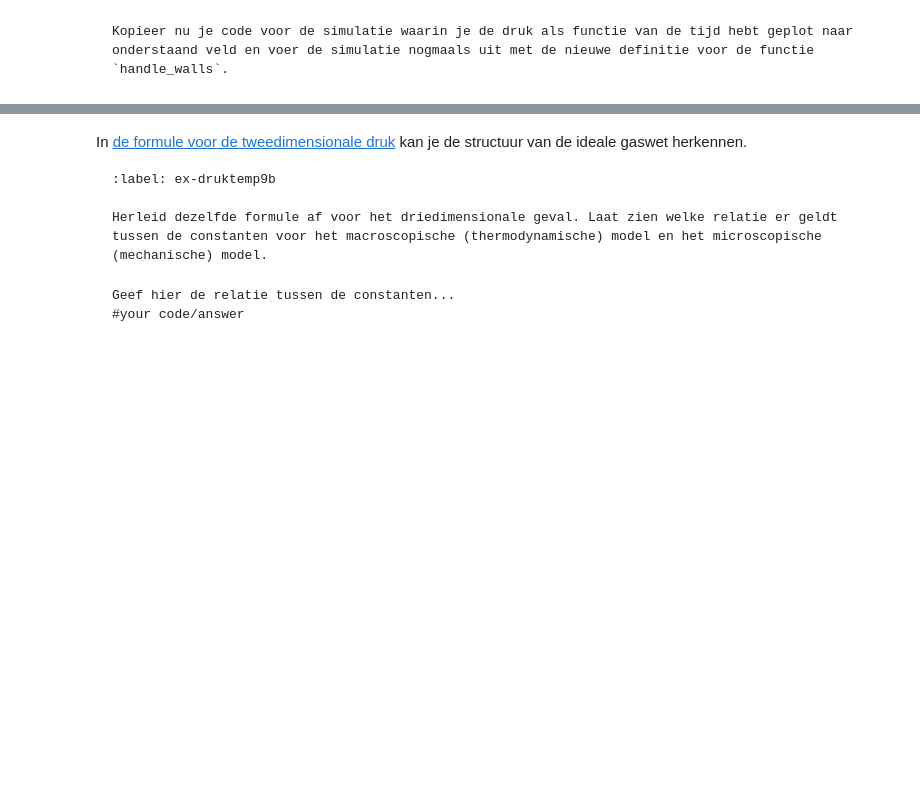
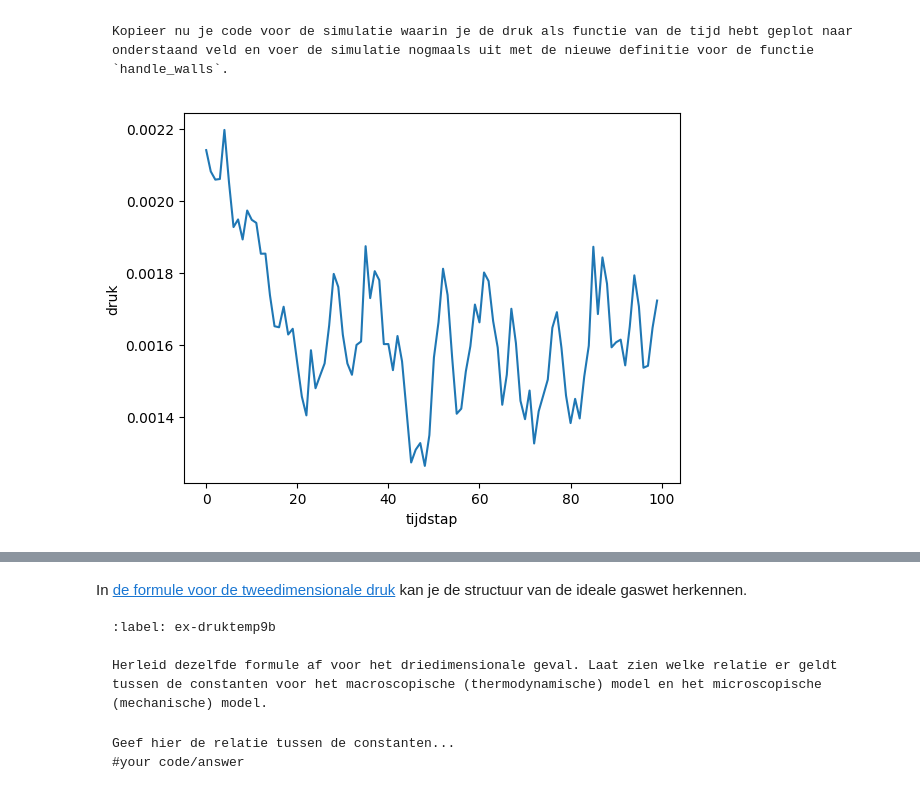
Before and after one commit to raphaelleshtam-svg/20, a Jupyter notebook: Content/PySim/5_druktemp.ipynb, the cells around one changed output, grey strips where cells are left out. Cells and saved outputs as stored; diff of their text form; code cells hidden in the pictures; blank space fills up the shorter version.

````diff
--- a/Content/PySim/5_druktemp.ipynb
+++ b/Content/PySim/5_druktemp.ipynb
@@ -359,8 +378,20 @@ Kopieer nu je code voor de simulatie waarin je de druk als functie van de tijd h
 ```
 # %%
 # RUIMTE VOOR GEKOPIEERDE FUNCTIE
+P = []
+for _ in range(100):
+    for p in particles:
+        p.r += p.v * DT
+    handle_walls(particles)
+    P.append(pressure)
 
+plt.plot(P)
+plt.xlabel("tijdstap")
+plt.ylabel("druk")
+plt.show()
 #your code/answer
+# %% [output]
+[figure, added]
 # %% [markdown]
 Met de middeling kan je beter zien wat de gemiddelde waarde voor de druk in dit systeem is. Als dit voor jouw simulatie lastig is kan je de factor `alpha` aanpassen in de functie 'handle_walls`, zodat je over een langere periode het gemiddelde neemt. Hou daarbij wel rekening met de eis in [bovenstaande formule](#int_norm)
 
````
Also changed, not shown: parts of 4 cells of this notebook.
